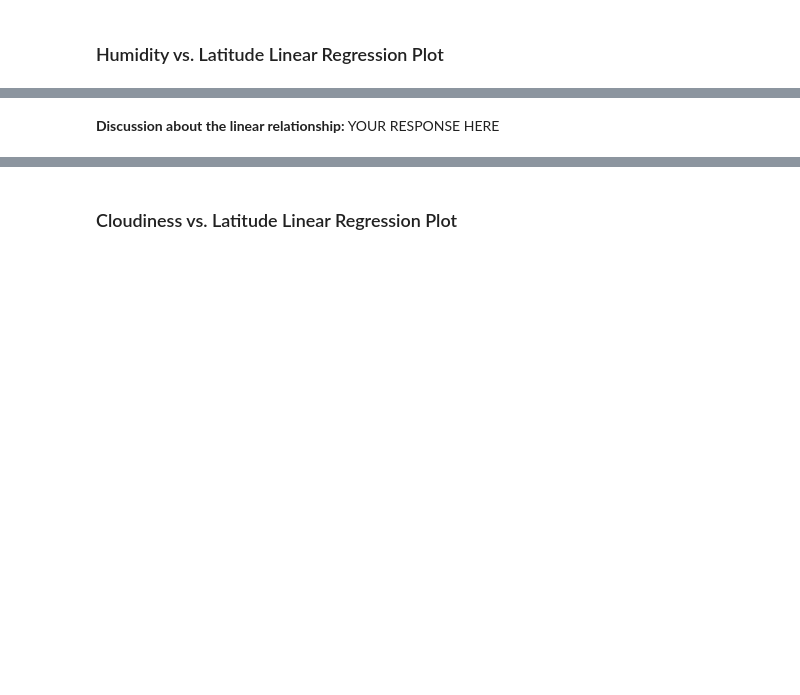
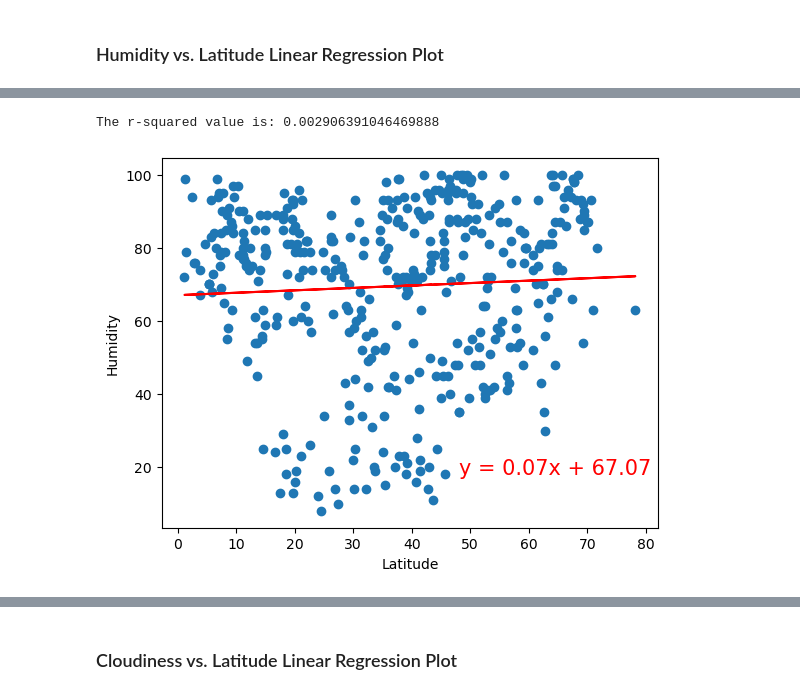
Before and after one commit to hanslegoh/python-api-challenge, a Jupyter notebook: WeatherPy_and_VacationPy/WeatherPy.ipynb, the cells around one changed output, grey strips where cells are left out. Cells and saved outputs as stored; diff of their text form; code cells hidden in the pictures; blank space fills up the shorter version.

```diff
--- a/WeatherPy_and_VacationPy/WeatherPy.ipynb
+++ b/WeatherPy_and_VacationPy/WeatherPy.ipynb
@@ -329,2 +341,17 @@ The r-value is: 0.0002808747046324607
-# %% [markdown]
-**Discussion about the linear relationship:** YOUR RESPONSE HERE
+# %%
+# Northern Hemisphere
+x_lat_north = northern_hemi_df['Lat']
+y_hum_north = northern_hemi_df['Humidity']
+(slope, intercept, rvalue, pvalue, stderr) = linregress(x_lat_north, y_hum_north)
+reg_hum_north = intercept + slope * x_lat_north
+line_hum_north = "y = " + str(round(slope,2)) + "x + " + str(round(intercept,2))
+plt.scatter(x=x_lat_north, y=y_hum_north)
+plt.plot(x_lat_north,reg_hum_north,"r")
+plt.annotate(line_hum_north,(48,18),fontsize=15,color="red")
+plt.xlabel('Latitude')
+plt.ylabel('Humidity')
+print(f"The r-squared value is: {rvalue**2}")
+plt.show()
+# %% [output]
+The r-squared value is: 0.002906391046469888
+[figure, added]
```
Also changed, not shown: parts of 25 cells of this notebook.
